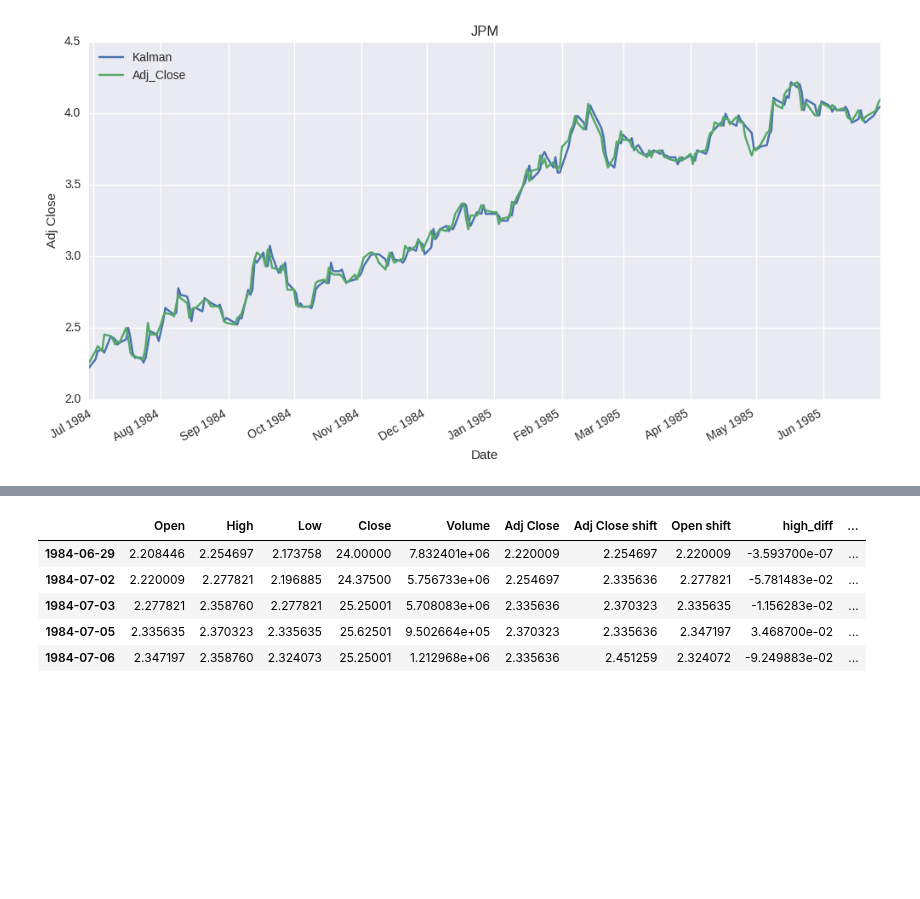
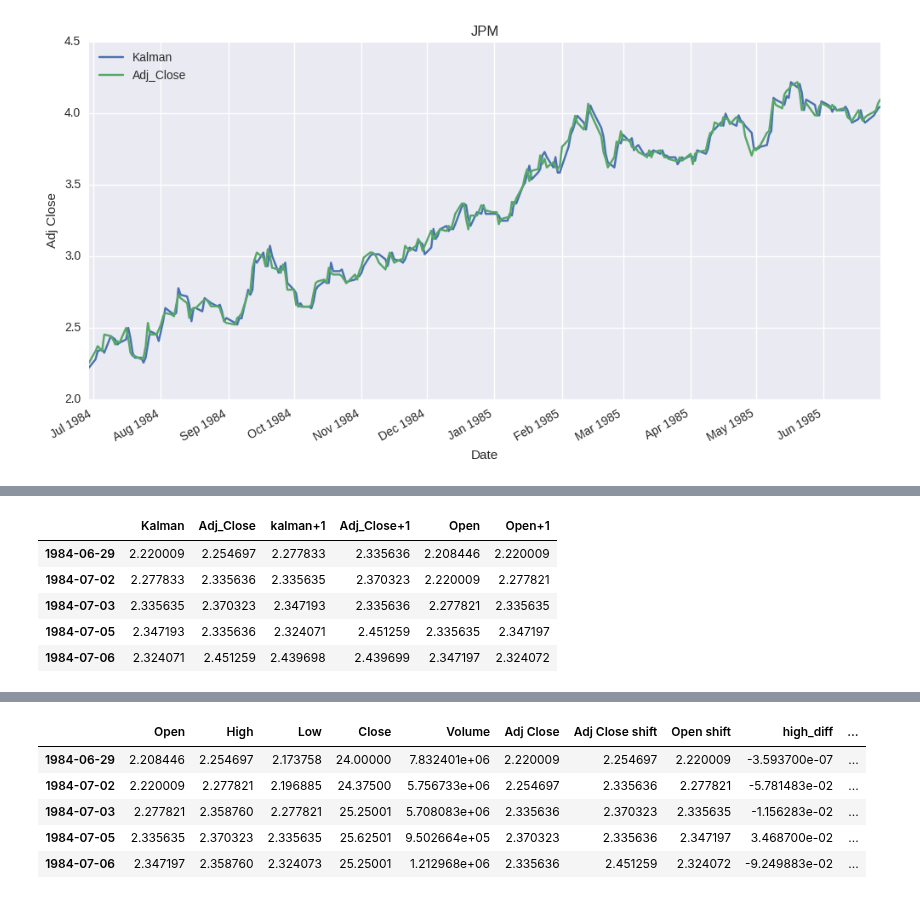
Before and after one commit to savourylie/Stock-Price-Forecaster, a Jupyter notebook: kalman_filter/kalman_filter_prediction.ipynb, the cells around one changed output, grey strips where cells are left out. Saved outputs shown, nothing was run; the diff lists cells and outputs as text; code cells hidden in the pictures; blank space fills up the shorter version.

```diff
--- a/kalman_filter/kalman_filter_prediction.ipynb
+++ b/kalman_filter/kalman_filter_prediction.ipynb
@@ -642,0 +653,9 @@ plt.show()
+# %%
+kalman_df.head()
+# %% [output]
+|  | Kalman | Adj_Close | kalman+1 | Adj_Close+1 | Open | Open+1 |
+| 1984-06-29 | 2.220009 | 2.254697 | 2.277833 | 2.335636 | 2.208446 | 2.220009 |
+| 1984-07-02 | 2.277833 | 2.335636 | 2.335635 | 2.370323 | 2.220009 | 2.277821 |
+| 1984-07-03 | 2.335635 | 2.370323 | 2.347193 | 2.335636 | 2.277821 | 2.335635 |
+| 1984-07-05 | 2.347193 | 2.335636 | 2.324071 | 2.451259 | 2.335635 | 2.347197 |
+| 1984-07-06 | 2.324071 | 2.451259 | 2.439698 | 2.439699 | 2.347197 | 2.324072 |
```
Also changed, not shown: parts of 20 cells of this notebook, 1 other file.
